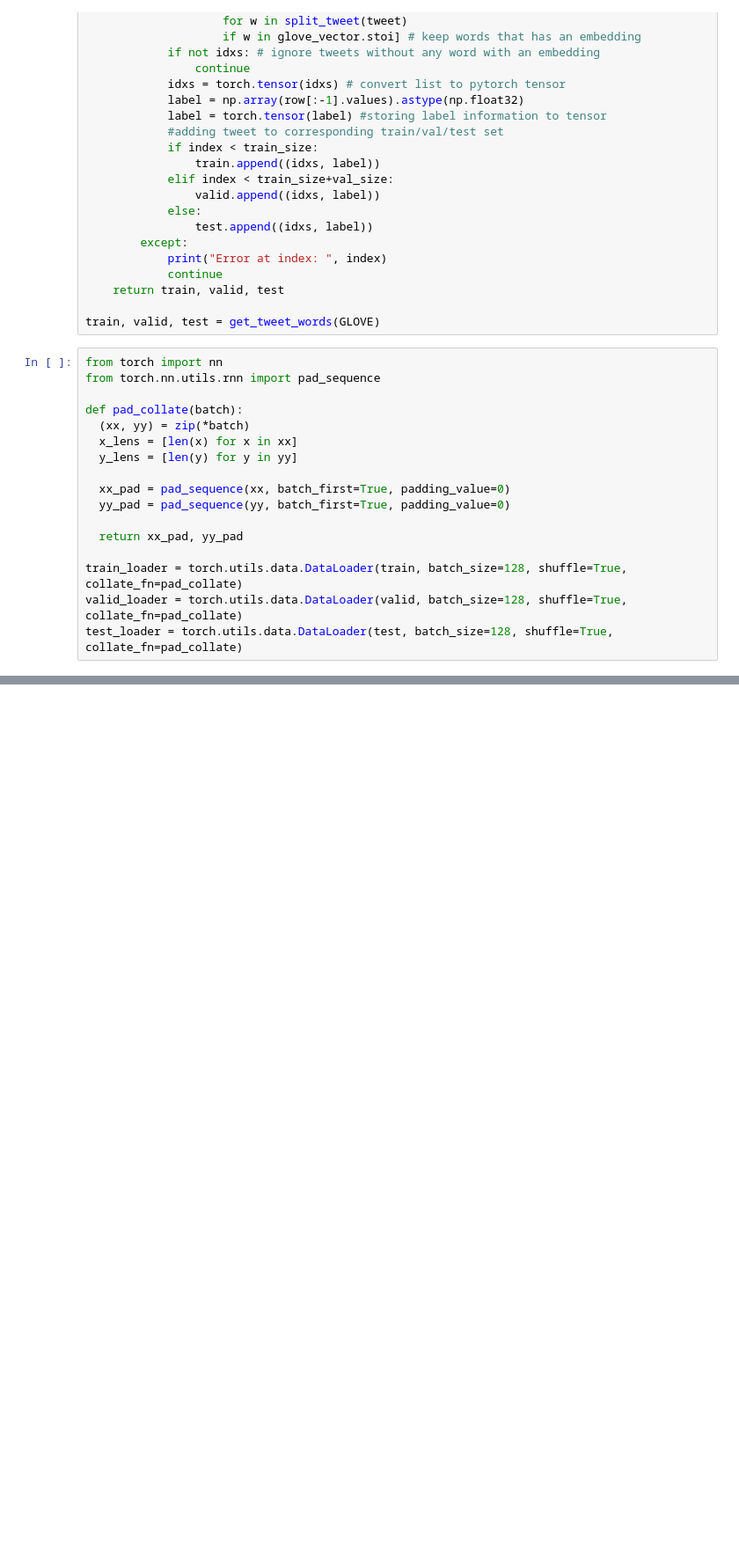
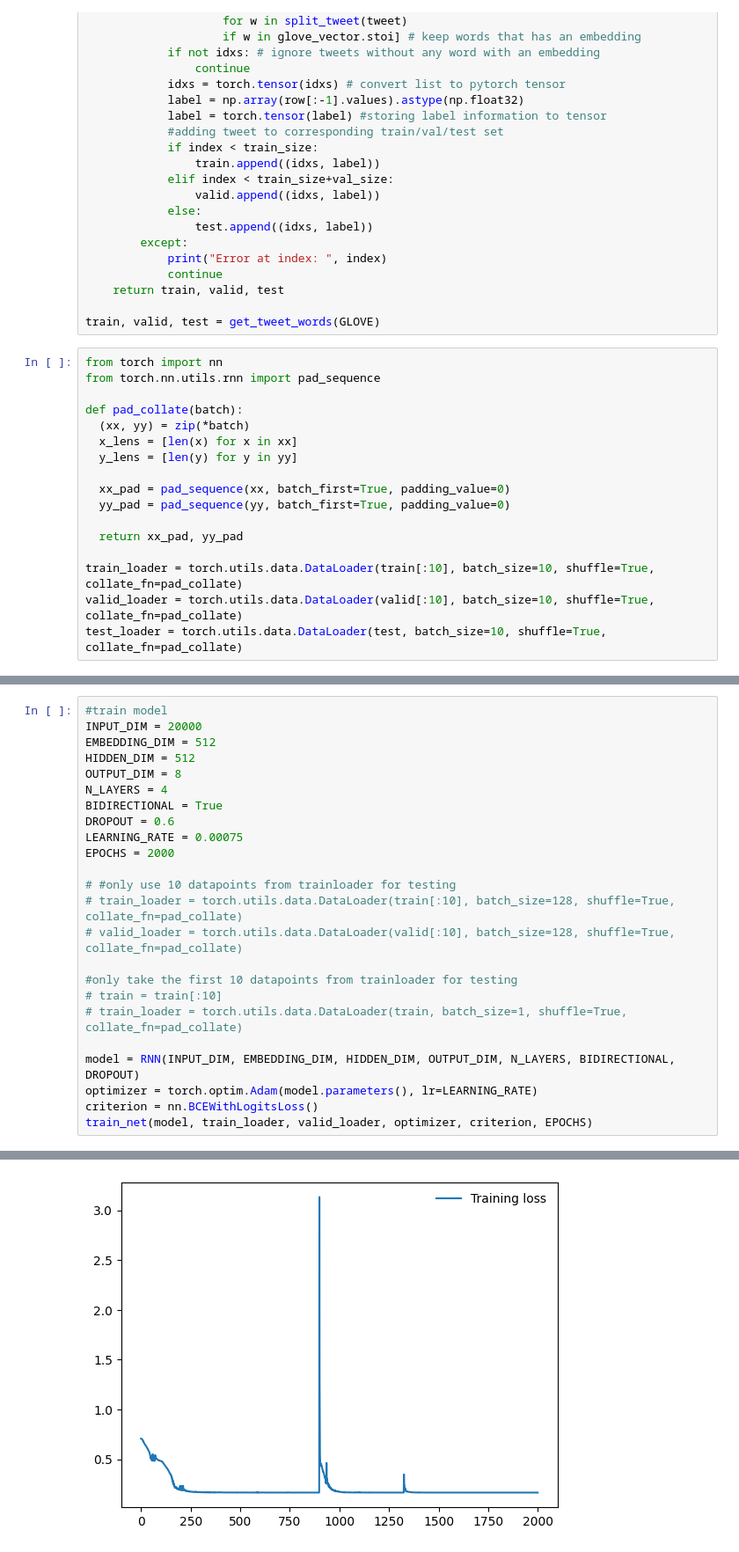
Before and after one commit to AngelinaZhai/epai-sentiment-of-tweets, a Jupyter notebook: tmp_nn.ipynb, the cells around one changed output, grey strips where cells are left out. Shown at 88% size. Drawn from its saved outputs; the diff is of its cells as text; blank space fills up the shorter version.

```diff
--- a/tmp_nn.ipynb
+++ b/tmp_nn.ipynb
@@ -118,6 +118,6 @@ def pad_collate(batch):
 
   return xx_pad, yy_pad
 
-train_loader = torch.utils.data.DataLoader(train, batch_size=128, shuffle=True, collate_fn=pad_collate)
-valid_loader = torch.utils.data.DataLoader(valid, batch_size=128, shuffle=True, collate_fn=pad_collate)
-test_loader = torch.utils.data.DataLoader(test, batch_size=128, shuffle=True, collate_fn=pad_collate)
+train_loader = torch.utils.data.DataLoader(train[:10], batch_size=10, shuffle=True, collate_fn=pad_collate)
+valid_loader = torch.utils.data.DataLoader(valid[:10], batch_size=10, shuffle=True, collate_fn=pad_collate)
+test_loader = torch.utils.data.DataLoader(test, batch_size=10, shuffle=True, collate_fn=pad_collate)
@@ -264,0 +186,25 @@ RuntimeError: input.size(-1) must be equal to input_size. Expected 119, got 88
+# %%
+#train model
+INPUT_DIM = 20000
+EMBEDDING_DIM = 512
+HIDDEN_DIM = 512
+OUTPUT_DIM = 8
+N_LAYERS = 4
+BIDIRECTIONAL = True
+DROPOUT = 0.6
+LEARNING_RATE = 0.00075
+EPOCHS = 2000
+
+# #only use 10 datapoints from trainloader for testing
+# train_loader = torch.utils.data.DataLoader(train[:10], batch_size=128, shuffle=True, collate_fn=pad_collate)
+# valid_loader = torch.utils.data.DataLoader(valid[:10], batch_size=128, shuffle=True, collate_fn=pad_collate)
+
+#only take the first 10 datapoints from trainloader for testing
+# train = train[:10]
+# train_loader = torch.utils.data.DataLoader(train, batch_size=1, shuffle=True, collate_fn=pad_collate)
+
+model = RNN(INPUT_DIM, EMBEDDING_DIM, HIDDEN_DIM, OUTPUT_DIM, N_LAYERS, BIDIRECTIONAL, DROPOUT)
+optimizer = torch.optim.Adam(model.parameters(), lr=LEARNING_RATE)
+criterion = nn.BCEWithLogitsLoss()
+train_net(model, train_loader, valid_loader, optimizer, criterion, EPOCHS)
+# %% [output]
@@ -264,0 +228 @@ RuntimeError: input.size(-1) must be equal to input_size. Expected 119, got 88
+[figure, added]
```
Also changed, not shown: parts of 8 cells of this notebook.
